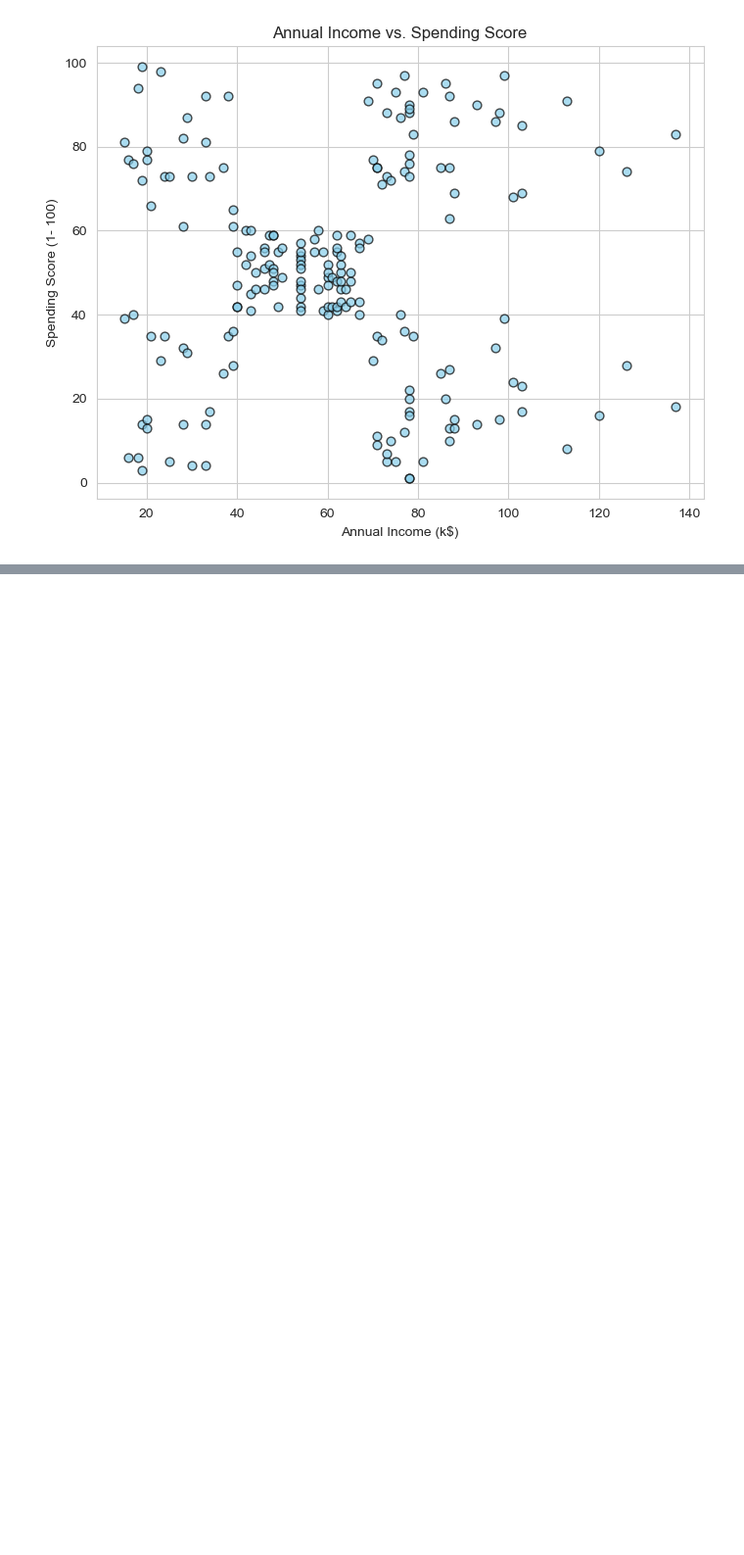
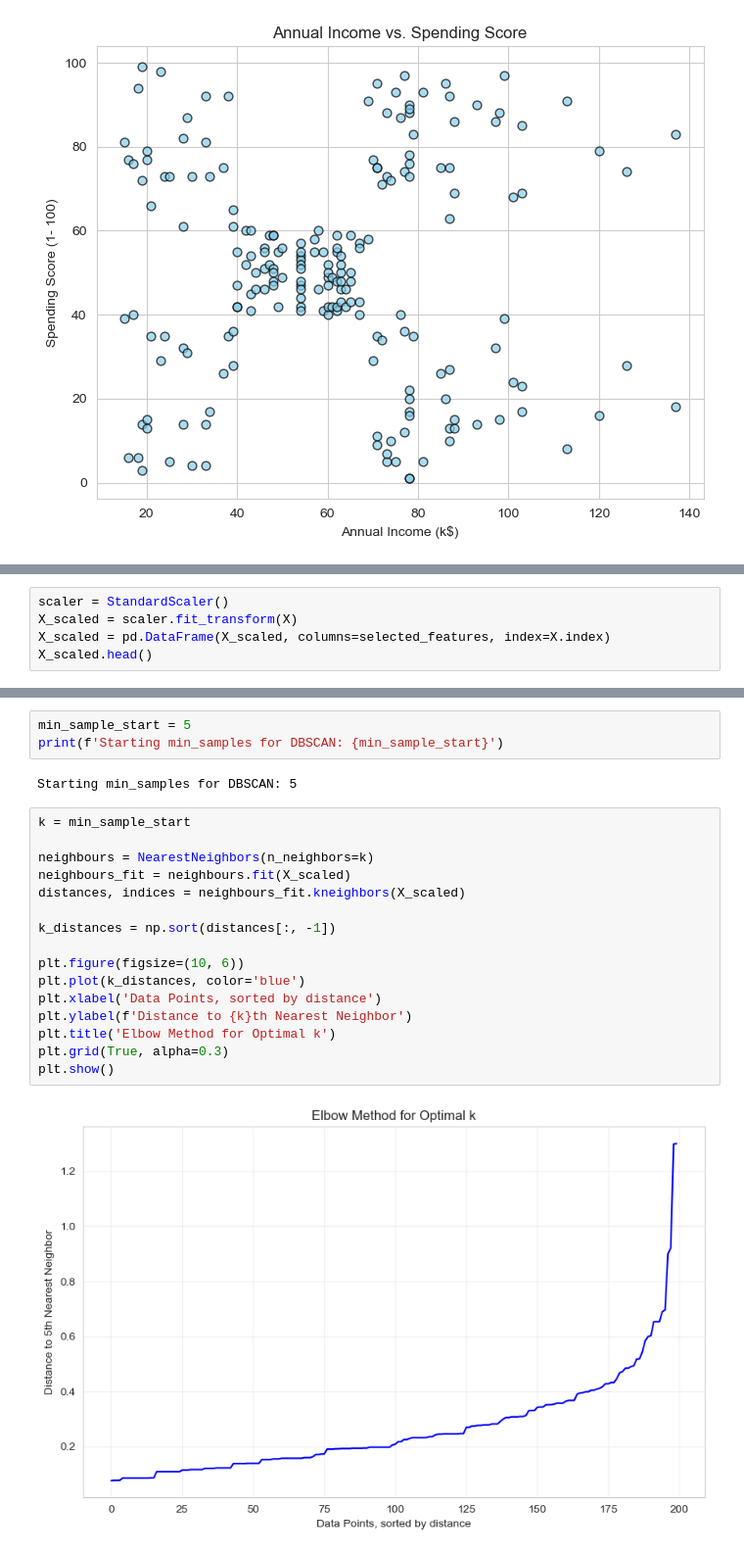
Before and after one commit to Niraj7272/DataScience, a Jupyter notebook: Practice/Machine_Learning/Unsupervised_learning/DBSCAN/dbscan.ipynb, the cells around one changed output, grey strips where cells are left out. Shown at 98% size. Drawn from its saved outputs; the diff is of its cells as text; blank space fills up the shorter version.

```diff
--- a/Practice/Machine_Learning/Unsupervised_learning/DBSCAN/dbscan.ipynb
+++ b/Practice/Machine_Learning/Unsupervised_learning/DBSCAN/dbscan.ipynb
@@ -175,0 +208,5 @@ plt.show()
+# %%
+scaler = StandardScaler()
+X_scaled = scaler.fit_transform(X)
+X_scaled = pd.DataFrame(X_scaled, columns=selected_features, index=X.index)
+X_scaled.head()
@@ -175,0 +226,23 @@ plt.show()
+# %%
+min_sample_start = 5
+print(f'Starting min_samples for DBSCAN: {min_sample_start}')
+# %% [output]
+Starting min_samples for DBSCAN: 5
+# %%
+k = min_sample_start
+
+neighbours = NearestNeighbors(n_neighbors=k)
+neighbours_fit = neighbours.fit(X_scaled)
+distances, indices = neighbours_fit.kneighbors(X_scaled)
+
+k_distances = np.sort(distances[:, -1])
+
+plt.figure(figsize=(10, 6))
+plt.plot(k_distances, color='blue')
+plt.xlabel('Data Points, sorted by distance')
+plt.ylabel(f'Distance to {k}th Nearest Neighbor')
+plt.title('Elbow Method for Optimal k')
+plt.grid(True, alpha=0.3)
+plt.show()
+# %% [output]
+[figure, added]
```
Also changed, not shown: parts of 5 cells of this notebook.
